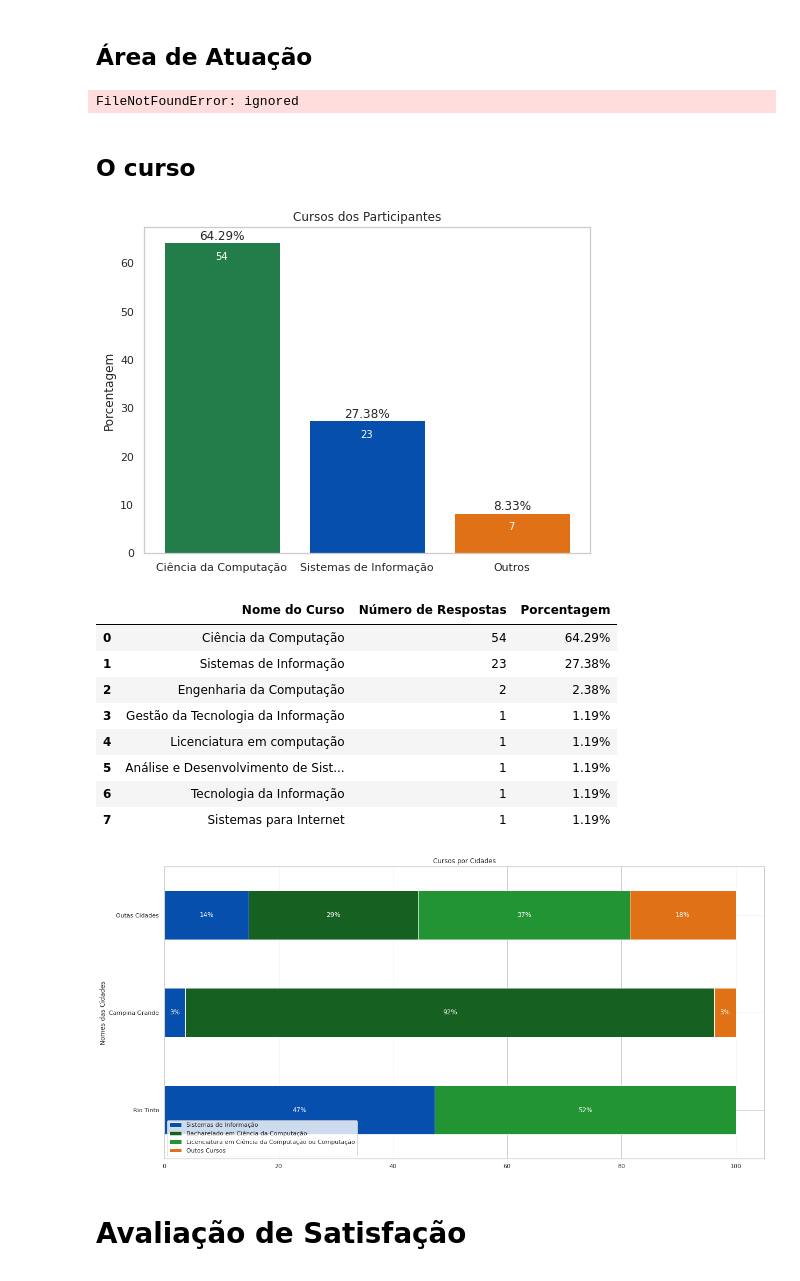
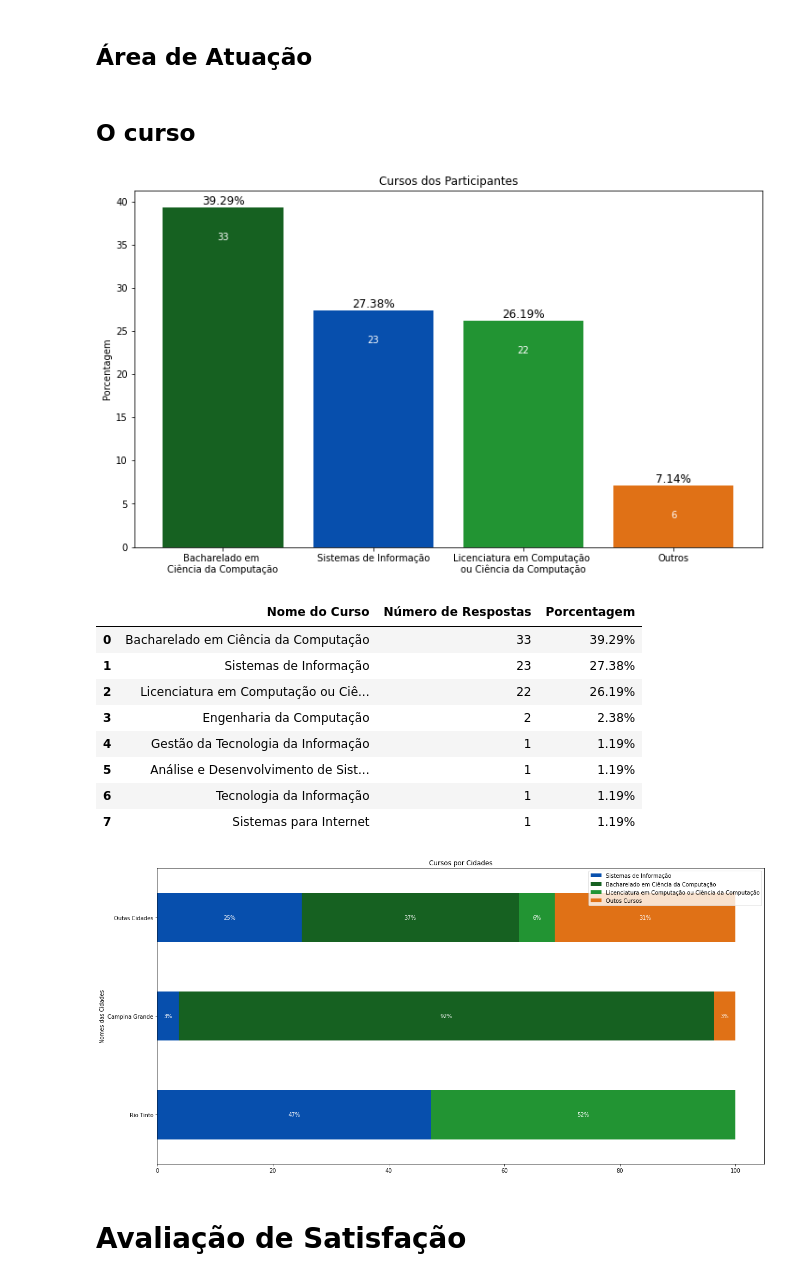
Before and after one commit to AmandaAzevedo/tcc, a Jupyter notebook: tcc_13deNov2022.ipynb, the cells around one changed output. Drawn from its saved outputs; the diff is of its cells as text; code cells hidden in the pictures.

```diff
--- a/tcc_13deNov2022.ipynb
+++ b/tcc_13deNov2022.ipynb
@@ -149,3 +149,15 @@ print(df[['AS_INFRAESTRUTURA', 'AS_PROFESSORES', 'AS_CONTEUDO_DISCIPLINAS', 'AS_
 83                2          4
 
 [84 rows x 20 columns]
+# %%
+# Separa os cursos de bacharelado e licenciatura em ciência da computação
+for x in range(len(df)):
+  if (df['NM_CURSO'].iloc[x] == "Ciência da Computação"):
+    if (df['TP_CURSO'].iloc[x] == 'Bacharelado'):
+      df['NM_CURSO'].iloc[x] = 'Bacharelado em Ciência da Computação'
+    else:
+      df['NM_CURSO'].iloc[x] = 'Licenciatura em Computação ou Ciência da Computação'
+  elif (df['NM_CURSO'].iloc[x] == "Licenciatura em computação"):
+    df['NM_CURSO'].iloc[x] = 'Licenciatura em Computação ou Ciência da Computação'
+
+df['NM_CURSO'].value_counts()
@@ -618,17 +735,3 @@ auxilio.head(7)
 # %% [markdown]
 ## Área de Atuação
-# %%
-dados_area_atuacao = pd.read_csv("/content/drive/MyDrive/Disciplinas/p8/TCC - SI - 2021.1 - Amanda/amanda_TCC/analise/tmp_area_atuacao.csv", header=0, sep=",")
-
-# imprime primeiras 5 linhas da tabela
-#dados_area_atuacao.head()
-
-
-
-
-sns.catplot(y="AREA_ATUACAO", kind="count", data = dados_area_atuacao,
-            order=dados_area_atuacao['AREA_ATUACAO'].value_counts().index,
-            aspect=1, palette="GnBu_d" ).set(title="Área de atuação dos participantes")
-# %% [output]
-FileNotFoundError: ignored
 # %%
@@ -639,48 +741,41 @@ x
 # %%
 ### COLOCAR CONTAGEM E TIRAR POR SEXO
 
 total_cursos= df['NM_CURSO'].value_counts()
 total_cursos_geral = total_cursos.sum()
-total_ciencia = total_cursos.loc["Ciência da Computação"]
+total_ciencia_b = total_cursos.loc["Bacharelado em Ciência da Computação"]
+total_ciencia_l = total_cursos.loc["Licenciatura em Computação ou Ciência da Computação"]
 total_sistemas = total_cursos.loc["Sistemas de Informação"]
 
-total_outros_cursos = total_cursos_geral - total_ciencia - total_sistemas
+total_outros_cursos = total_cursos_geral - total_ciencia_b - total_ciencia_l - total_sistemas
 
 resposta_cursos = pd.DataFrame ({
-    'cursos': ['Ciência da Computação', 'Sistemas de Informação', 'Outros'],
-    'total': [total_ciencia, total_sistemas, total_outros_cursos]})
+    'cursos': ['Bacharelado em \nCiência da Computação', 'Sistemas de Informação', "Licenciatura em Computação \nou Ciência da Computação", 'Outros'],
+    'total': [total_ciencia_b, total_sistemas, total_ciencia_l, total_outros_cursos]})
 
 
 resposta_cursos["Porcentagem"] = (resposta_cursos["total"] / resposta_cursos["total"].sum()) * 100
 
 
-plotGraficoPorcentagemENumero("Cursos dos Participantes", 6, 8, ['#237D4A', '#074FAD', '#E07116'],
+plotGraficoPorcentagemENumero("Cursos dos Participantes", 7, 12, ['#166121', '#074FAD', '#229433', '#E07116'],
                               resposta_cursos['cursos'].values, resposta_cursos["Porcentagem"].values,
                               resposta_cursos["total"].values)
 # %% [output]
-[figure, old version]
+[figure, new version]
 # %%
-def condicao_para_adicionar_simbolo_de_porcentagem(x):
-  return "{:.2f}%".format(x)
-
-def add_simbolo_de_porcentagem(dataframe, n_col):
-  for x in range(n_col, n_col+1):
-    dataframe.iloc[:,x]=dataframe.iloc[:,x].apply(condicao_para_adicionar_simbolo_de_porcentagem)
-
 total_cursos = df['NM_CURSO'].value_counts().to_frame().reset_index()
 total_cursos.columns = ["Nome do Curso", "Número de Respostas"]
-
 
 total_cursos["Porcentagem"] = (total_cursos["Número de Respostas"] / total_cursos["Número de Respostas"].sum()) * 100
 add_simbolo_de_porcentagem(total_cursos, 2)
 total_cursos
 # %% [output]
 |  | Nome do Curso | Número de Respostas | Porcentagem |
-| 0 | Ciência da Computação | 54 | 64.29% |
+| 0 | Bacharelado em Ciência da Computação | 33 | 39.29% |
 | 1 | Sistemas de Informação | 23 | 27.38% |
-| 2 | Engenharia da Computação | 2 | 2.38% |
-| 3 | Gestão da Tecnologia da Informação | 1 | 1.19% |
-| 4 | Licenciatura em computação | 1 | 1.19% |
+| 2 | Licenciatura em Computação ou Ciê... | 22 | 26.19% |
+| 3 | Engenharia da Computação | 2 | 2.38% |
+| 4 | Gestão da Tecnologia da Informação | 1 | 1.19% |
 | 5 | Análise e Desenvolvimento de Sist... | 1 | 1.19% |
 | 6 | Tecnologia da Informação | 1 | 1.19% |
 | 7 | Sistemas para Internet | 1 | 1.19% |
@@ -689,21 +784,21 @@ cursos_por_cidade = pd.DataFrame({
     'Nomes das Cidades': ['Rio Tinto', 'Campina Grande', 'Outas Cidades'],
     'Sistemas de Informação': [df.query("NM_CURSO == 'Sistemas de Informação'").query("CID_UNIV == 'Rio Tinto'").shape[0],
                                df.query("NM_CURSO == 'Sistemas de Informação'").query("CID_UNIV == 'Campina Grande'").shape[0],
-                               df.query("NM_CURSO == 'Sistemas de Informação'").query("CID_UNIV not in ['Rio Tinto', 'Campina Grande']").shape[0]],
-    'Bacharelado em Ciência da Computação': [df.query("NM_CURSO == 'Ciência da Computação'").query("TP_CURSO == 'Bacharelado'").query("CID_UNIV == 'Rio Tinto'").shape[0],
-                                             df.query("NM_CURSO == 'Ciência da Computação'").query("TP_CURSO == 'Bacharelado'").query("CID_UNIV == 'Campina Grande'").shape[0],
-                                             df.query("NM_CURSO == 'Ciência da Computação'").query("TP_CURSO == 'Bacharelado'").query("CID_UNIV not in['Rio Tinto', 'Campina Grande']").shape[0]],
-    'Licenciatura em Ciência da Computação ou Computação': [df.query("NM_CURSO in ['Ciência da Computação', 'Licenciatura em computação']").query("TP_CURSO == 'Licenciatura'").query("CID_UNIV == 'Rio Tinto'").shape[0],
-                                             df.query("NM_CURSO in ['Ciência da Computação', 'Licenciatura em computação']").query("TP_CURSO == 'Licenciatura'").query("CID_UNIV == 'Campina Grande'").shape[0],
-                                             df.query("NM_CURSO in ['Ciência da Computação', 'Licenciatura em computação']").query("CID_UNIV not in['Rio Tinto', 'Campina Grande']").shape[0]],
-    'Outos Cursos': [df.query("NM_CURSO not in ['Sistemas de Informação','Ciência da Computação', 'Licenciatura em computação']").query("CID_UNIV == 'Rio Tinto'").shape[0],
-                     df.query("NM_CURSO not in ['Sistemas de Informação','Ciência da Computação', 'Licenciatura em computação']").query("CID_UNIV == 'Campina Grande'").shape[0],
-                     df.query("NM_CURSO not in ['Sistemas de Informação','Ciência da Computação', 'Licenciatura em computação']").query("CID_UNIV not in['Rio Tinto', 'Campina Grande']").shape[0]]
+                               df.query("NM_CURSO == 'Sistemas de Informação'").query("CID_UNIV not in ['Rio Tinto', 'Campina Grande', 'Não Respondeu']").shape[0]],
+    'Bacharelado em Ciência da Computação': [df.query("NM_CURSO == 'Bacharelado em Ciência da Computação'").query("CID_UNIV == 'Rio Tinto'").shape[0],
+                                             df.query("NM_CURSO == 'Bacharelado em Ciência da Computação'").query("CID_UNIV == 'Campina Grande'").shape[0],
+                                             df.query("NM_CURSO == 'Bacharelado em Ciência da Computação'").query("CID_UNIV not in['Rio Tinto', 'Campina Grande', 'Não Respondeu']").shape[0]],
+    'Licenciatura em Computação ou Ciência da Computação': [df.query("NM_CURSO == 'Licenciatura em Computação ou Ciência da Computação'").query("CID_UNIV == 'Rio Tinto'").shape[0],
+                                             df.query("NM_CURSO == 'Licenciatura em Computação ou Ciência da Computação'").query("CID_UNIV == 'Campina Grande'").shape[0],
+                                             df.query("NM_CURSO == 'Licenciatura em Computação ou Ciência da Computação'").query("CID_UNIV not in['Rio Tinto', 'Campina Grande', 'Não Respondeu']").shape[0]],
+    'Outos Cursos': [df.query("NM_CURSO not in ['Sistemas de Informação','Bacharelado em Ciência da Computação', 'Licenciatura em Computação ou Ciência da Computação']").query("CID_UNIV == 'Rio Tinto'").shape[0],
+                     df.query("NM_CURSO not in ['Sistemas de Informação','Bacharelado em Ciência da Computação', 'Licenciatura em Computação ou Ciência da Computação']").query("CID_UNIV == 'Campina Grande'").shape[0],
+                     df.query("NM_CURSO not in ['Sistemas de Informação','Bacharelado em Ciência da Computação', 'Licenciatura em Computação ou Ciência da Computação']").query("CID_UNIV not in['Rio Tinto', 'Campina Grande', 'Não Respondeu']").shape[0]]
 })
 
 plot_barh_empilhado(cursos_por_cidade, 'Nomes das Cidades', 'Cursos por Cidades', 6, 6, 'cursos')
 # %% [output]
-[figure, old version]
+[figure, new version]
 # %% [markdown]
 # Avaliação de Satisfação
 # %% [markdown]
```
Also changed, not shown: parts of 25 cells of this notebook.
